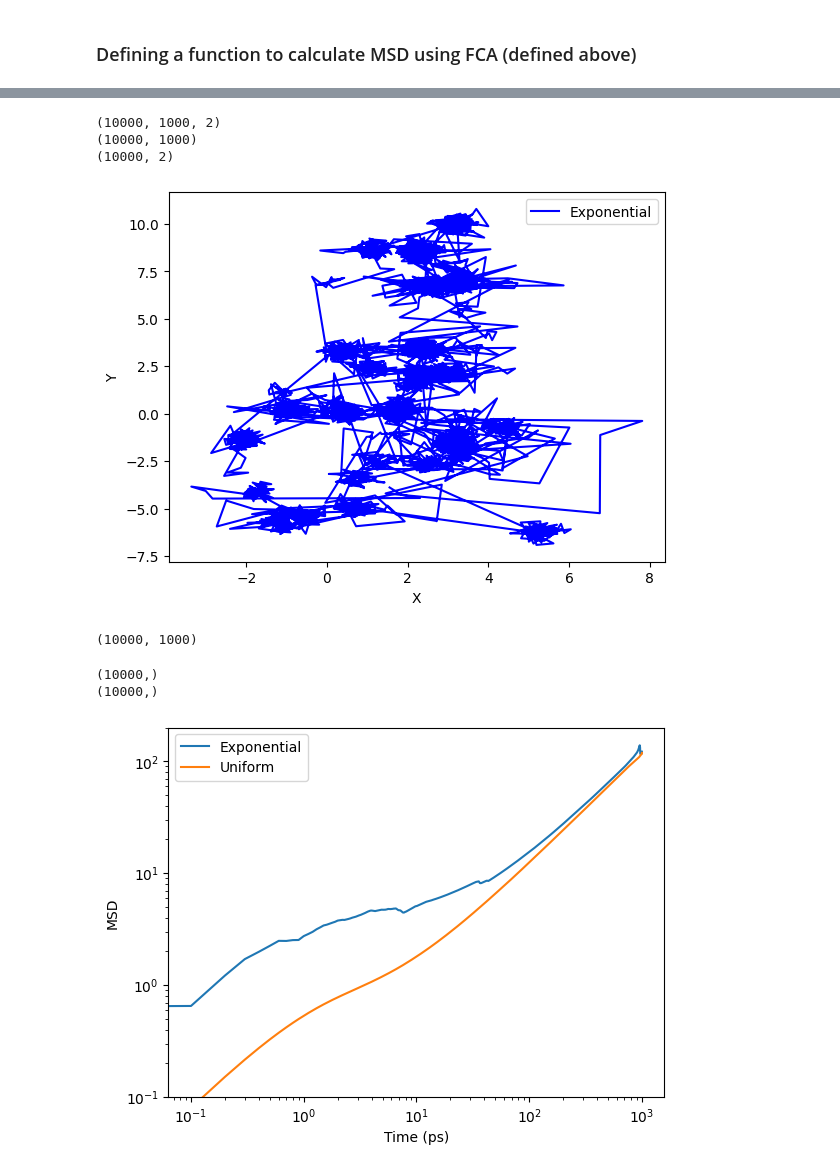
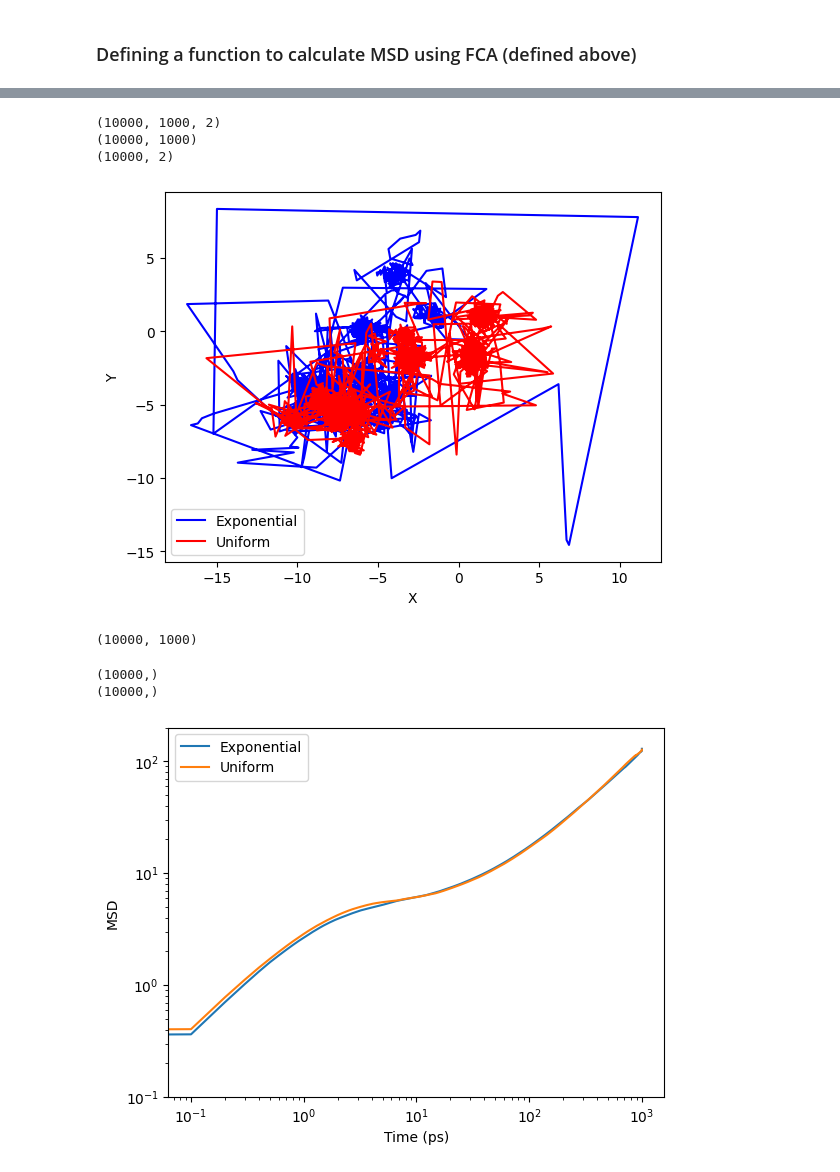
Before and after one commit to Shreeeeeeeeeeeee/CTRW_2state, a Jupyter notebook: CTRW_2step_Cuda_test(1).ipynb, the cells around one changed output, grey strips where cells are left out. Drawn from its saved outputs; the diff is of its cells as text; code cells hidden in the pictures.

```diff
--- a/CTRW_2step_Cuda_test(1).ipynb
+++ b/CTRW_2step_Cuda_test(1).ipynb
@@ -386,7 +386,7 @@ delt = (Tmax-0.0)/NT
 print ("Delta T, No. of timesteps:",delt,NT)
 
 Dint = 0.21 #give it Ang^2/ps
-sig = 0.3 #in Ang
+sig = 0.5 #in Ang
 xmax = 5.*sig
 tau = sig**2/(2*Dint)/delt  # from ps, convert it into the required units according to delt
 print ("Waiting time for confined motion (in Delta T units)",tau)
@@ -417,21 +417,21 @@ Total time elapsed: 7.80 seconds
 # %%
 rall = np.stack((xtall,ytall),axis=-1)
 rall1 = np.stack((xtall1,ytall1),axis=-1)
 print (rall.shape)
 print (xtall.shape)
 print (rall[:,99,:].shape)
 k = 145
 plt.plot(xtall[:,k],ytall[:,k], color='blue', label="Exponential")
-#plt.plot(xtall1[:,k],ytall1[:,k], color='red', label="Uniform")
+plt.plot(xtall1[:,k],ytall1[:,k], color='red', label="Uniform")
 plt.xlabel("X")
 plt.ylabel("Y")
 plt.legend()
 plt.show()
 # %% [output]
 (10000, 1000, 2)
 (10000, 1000)
 (10000, 2)
-[figure, old version]
+[figure, new version]
 # %%
 msd = np.zeros(xtall.shape,dtype='float64') #initialise an array for MSD
 msd1 = np.zeros(xtall1.shape,dtype='float64') #initialise an array for MSD
@@ -462,7 +462,7 @@ plt.show()
 # %% [output]
 (10000,)
 (10000,)
-[figure, old version]
+[figure, new version]
 # %%
 def alpha(t, msd):
   return np.gradient(np.log(msd))/np.gradient(np.log(t))
```
Also changed, not shown: parts of 3 cells of this notebook.
